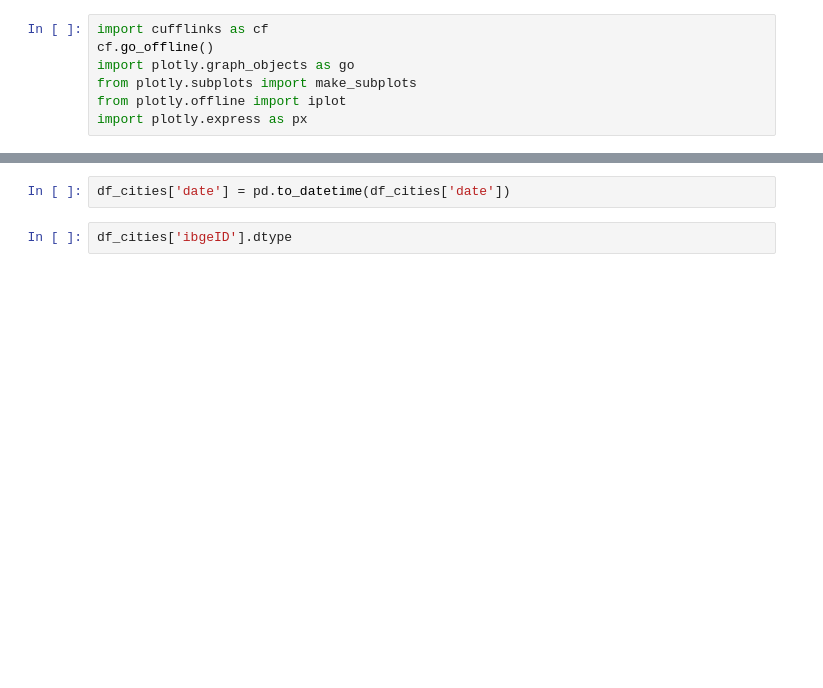
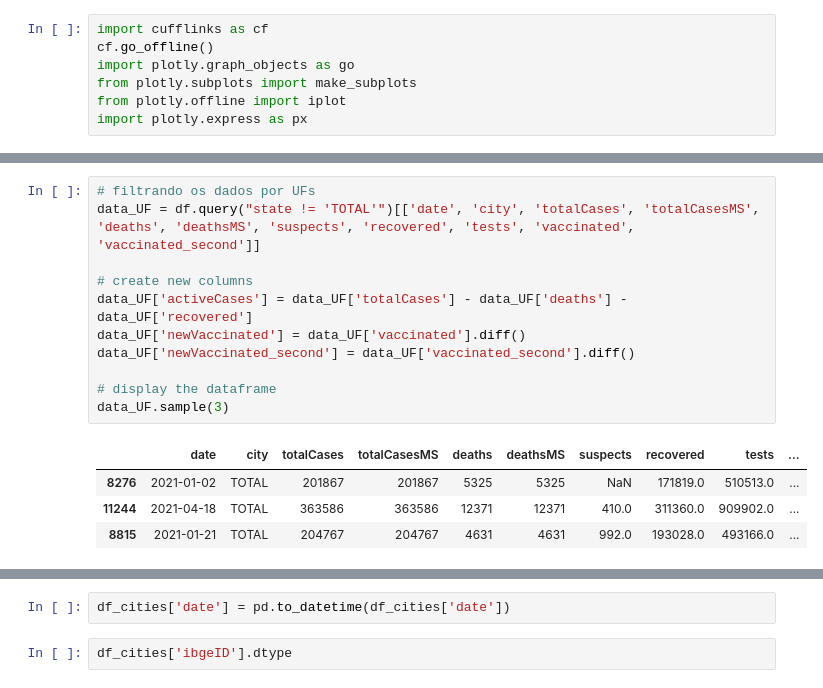
Before and after one commit to halisson-gomides/covid19-brasil, a Jupyter notebook: dados-covid19-brasil.ipynb, the cells around one changed output, grey strips where cells are left out. Cells and saved outputs as stored; diff of their text form; blank space fills up the shorter version.

```diff
--- a/dados-covid19-brasil.ipynb
+++ b/dados-covid19-brasil.ipynb
@@ -217,3 +267,19 @@ fig.write_html("graficos/evolucao-vacinacao.html")
+# %%
+# filtrando os dados por UFs
+data_UF = df.query("state != 'TOTAL'")[['date', 'city', 'totalCases', 'totalCasesMS', 'deaths', 'deathsMS', 'suspects', 'recovered', 'tests', 'vaccinated', 'vaccinated_second']]
+
+# create new columns
+data_UF['activeCases'] = data_UF['totalCases'] - data_UF['deaths'] - data_UF['recovered']
+data_UF['newVaccinated'] = data_UF['vaccinated'].diff()
+data_UF['newVaccinated_second'] = data_UF['vaccinated_second'].diff()
+
+# display the dataframe
+data_UF.sample(3)
+# %% [output]
+|  | date | city | totalCases | totalCasesMS | deaths | deathsMS | suspects | recovered | tests | ... |
+| 8276 | 2021-01-02 | TOTAL | 201867 | 201867 | 5325 | 5325 | NaN | 171819.0 | 510513.0 | ... |
+| 11244 | 2021-04-18 | TOTAL | 363586 | 363586 | 12371 | 12371 | 410.0 | 311360.0 | 909902.0 | ... |
+| 8815 | 2021-01-21 | TOTAL | 204767 | 204767 | 4631 | 4631 | 992.0 | 193028.0 | 493166.0 | ... |
 # %%
 # import gzip file with cities data
 chunk_size = 50000
```
Also changed, not shown: parts of 8 cells of this notebook, 3 other files.
